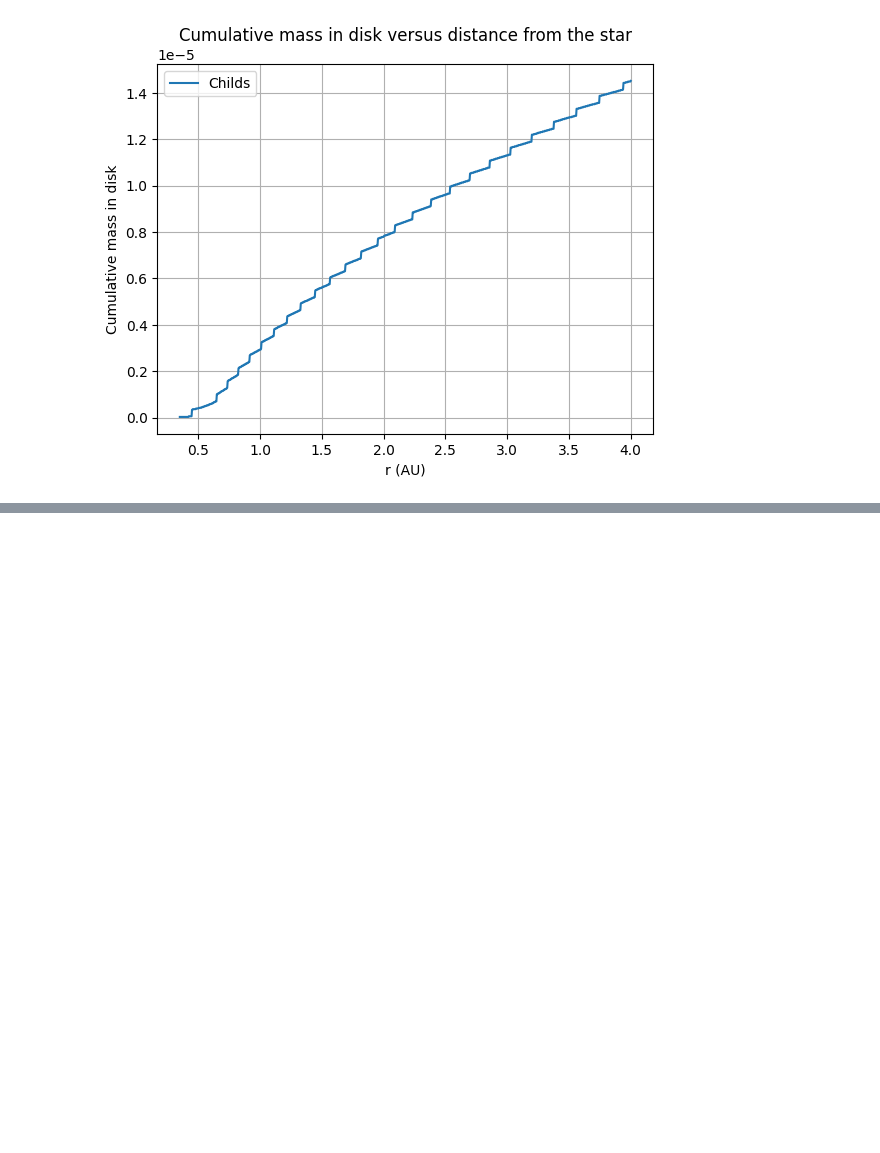
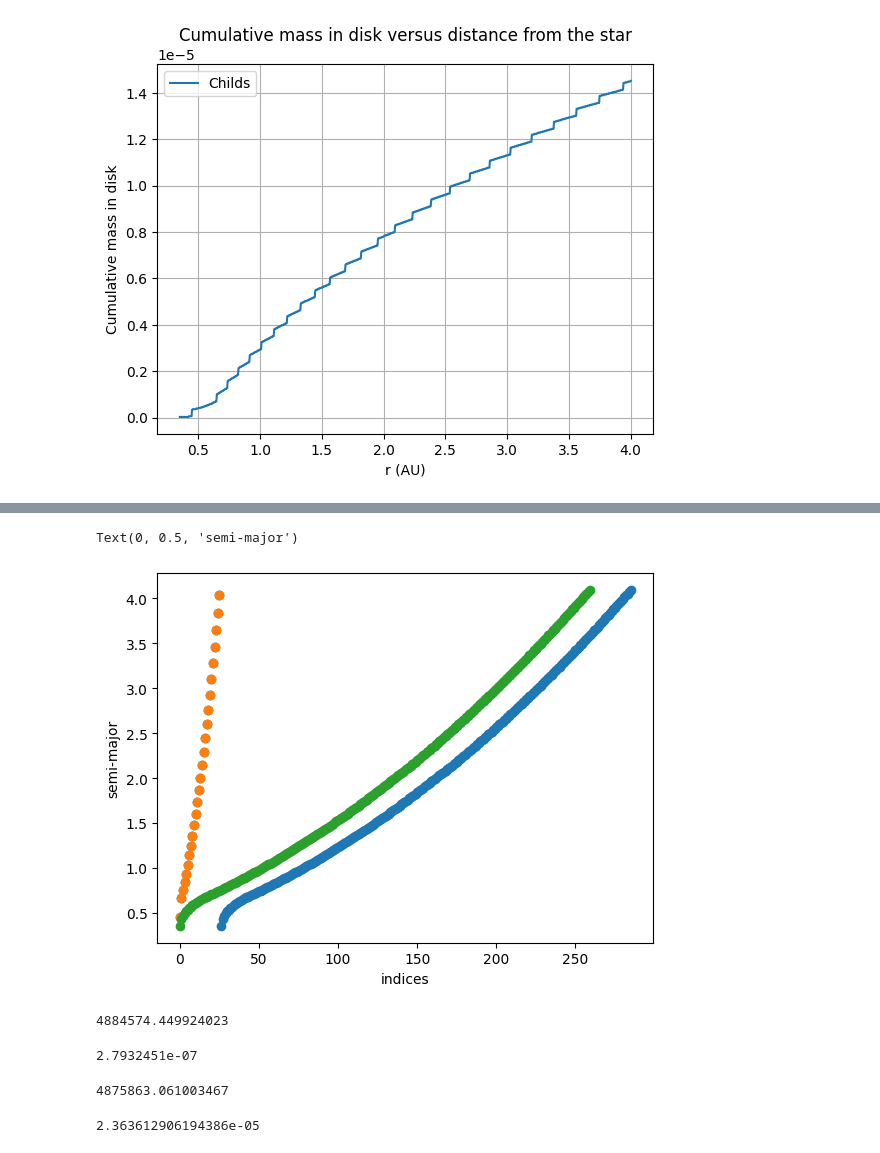
Before and after one commit to haniyehtajer/planetgarten, a Jupyter notebook: initial_disk_setup/childs_code.ipynb, the cells around one changed output, grey strips where cells are left out. Saved outputs shown, nothing was run; the diff lists cells and outputs as text; code cells hidden in the pictures; blank space fills up the shorter version.

```diff
--- a/initial_disk_setup/childs_code.ipynb
+++ b/initial_disk_setup/childs_code.ipynb
@@ -96,0 +103,37 @@ np.savetxt("../../data/semi_majors/a_pl_childs", a_pl_childs)
+# %%
+indices = range(len(anna_semis))
+index_emb = range(len(a_emb_childs))
+index_pl = range(len(a_pl_childs))
+plt.scatter(indices, anna_semis)
+plt.scatter(index_emb, a_emb_childs)
+plt.scatter(index_pl, a_pl_childs)
+plt.xlabel('indices')
+plt.ylabel('semi-major')
+# %% [output]
+Text(0, 0.5, 'semi-major')
+[figure, added]
+# %%
+han_r = 2.39e-05
+
+han_rho = (m_emb) / (4/3 * np.pi * (han_r**3))
+print(han_rho)
+# %% [output]
+4884574.449924023
+# %%
+print(m_emb)
+# %% [output]
+2.7932451e-07
+# %%
+r_pl = 1.11e-05
+
+han_rho = (m_pl) / (4/3 * np.pi * (r_pl**3))
+print(han_rho)
+# %% [output]
+4875863.061003467
+# %%
+rho_childs = 5.05e6
+r_childs = (3*m_emb / (4 * np.pi * rho_childs ))**(1/3)
+
+print(r_childs)
+# %% [output]
+2.363612906194386e-05
```
Also changed, not shown: parts of 3 cells of this notebook, 2 other files.
